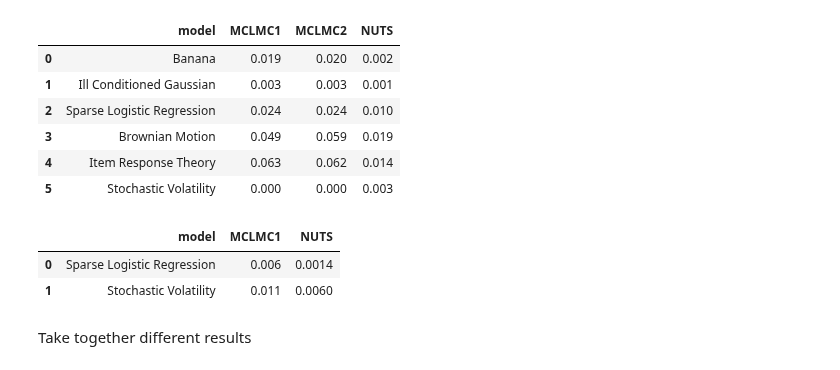
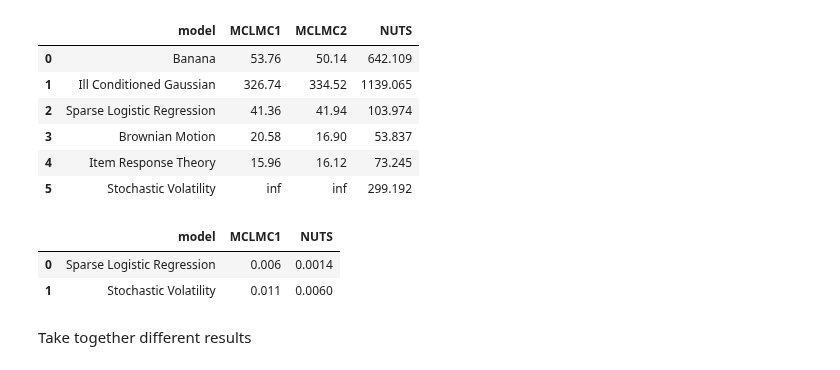
Before and after one commit to JakobRobnik/MicroCanonicalHMC, a Jupyter notebook: ensemble/sequential.ipynb, the cells around one changed output. Cells and saved outputs as stored; diff of their text form; code cells hidden in the pictures.

```diff
--- a/ensemble/sequential.ipynb
+++ b/ensemble/sequential.ipynb
@@ -6,41 +6,45 @@ sys.path.append('../')
 from benchmarks.inference_models import *
 
 models = (
         Banana(),
         Gaussian(ndims=100, eigenvalues='Gamma', numpy_seed= rng_inference_gym_icg),
         GermanCredit(),
         Brownian(),
         ItemResponseTheory(),
         StochasticVolatility()
 )
 
 dfs = [pd.read_csv('sequential_results/' + model.name + str(model.ndims) + '0.csv') for model in models]
 
 round = lambda x: np.round(x, 3)
 #round = lambda x: x
 
 def get_mclmc(df, num_windows):
-    return round(df[(df['sampler'] == 'mclmc:st3') & (df['num_windows'] == num_windows)]['ess_avg'].item())
+    x= df[(df['sampler'] == 'mclmc:st3') & (df['num_windows'] == num_windows)]['ess_avg'].item()
+    if x == 0.:
+        return np.inf
+    else:
+        return round(1./x)
 
 def get_nuts(df):
-    return round(df[df['sampler'] == 'nuts']['ess_avg'].item())
+    return round(1./df[df['sampler'] == 'nuts']['ess_avg'].item())
 
 df = pd.DataFrame(np.array([[get_mclmc(df, 1) for df in dfs], [get_mclmc(df, 2) for df in dfs], [get_nuts(df) for df in dfs]]).T, columns= ['MCLMC1', 'MCLMC2', 'NUTS'])
 df.insert(0, 'model', ['Banana', 'Ill Conditioned Gaussian', 'Sparse Logistic Regression', 'Brownian Motion', 'Item Response Theory', 'Stochastic Volatility'])
 
 display(df)
 df_old = pd.DataFrame([['Sparse Logistic Regression', 0.006, 0.0014], ['Stochastic Volatility', 0.011, 0.006]], columns = ['model', 'MCLMC1', 'NUTS'])
 display(df_old)
 #df = df.style.format(index=False, precision=3)
 #print(df.to_latex(index= False))
 # %% [output]
 |  | model | MCLMC1 | MCLMC2 | NUTS |
-| 0 | Banana | 0.019 | 0.020 | 0.002 |
-| 1 | Ill Conditioned Gaussian | 0.003 | 0.003 | 0.001 |
-| 2 | Sparse Logistic Regression | 0.024 | 0.024 | 0.010 |
-| 3 | Brownian Motion | 0.049 | 0.059 | 0.019 |
-| 4 | Item Response Theory | 0.063 | 0.062 | 0.014 |
-| 5 | Stochastic Volatility | 0.000 | 0.000 | 0.003 |
+| 0 | Banana | 53.76 | 50.14 | 642.109 |
+| 1 | Ill Conditioned Gaussian | 326.74 | 334.52 | 1139.065 |
+| 2 | Sparse Logistic Regression | 41.36 | 41.94 | 103.974 |
+| 3 | Brownian Motion | 20.58 | 16.90 | 53.837 |
+| 4 | Item Response Theory | 15.96 | 16.12 | 73.245 |
+| 5 | Stochastic Volatility | inf | inf | 299.192 |
 |  | model | MCLMC1 | NUTS |
 | 0 | Sparse Logistic Regression | 0.006 | 0.0014 |
 | 1 | Stochastic Volatility | 0.011 | 0.0060 |
```
Also changed, not shown: 5 other files.
